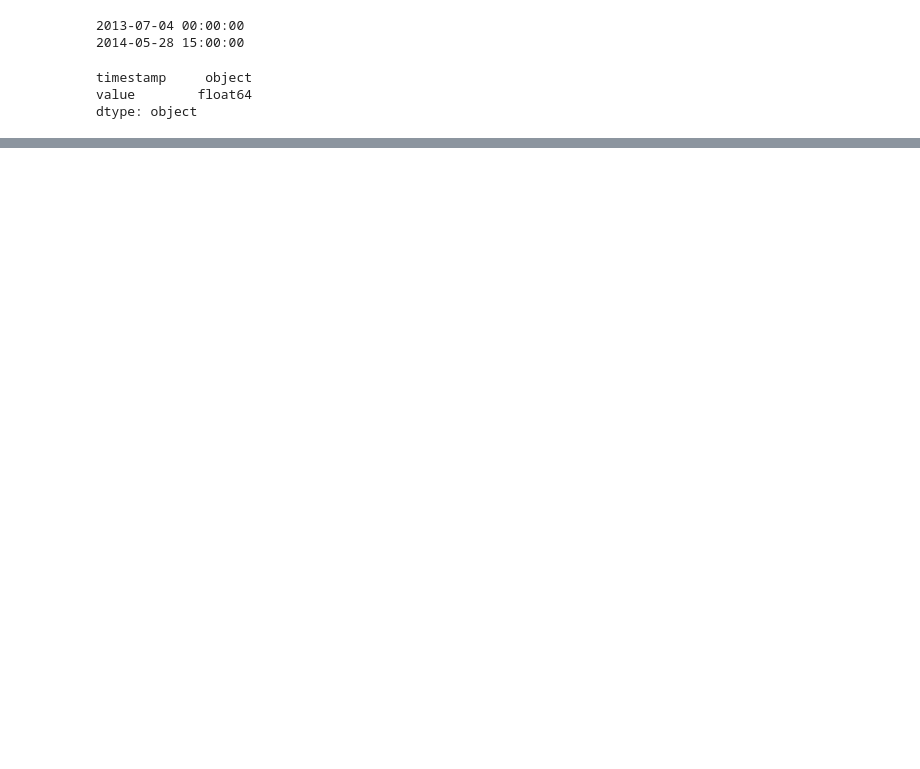
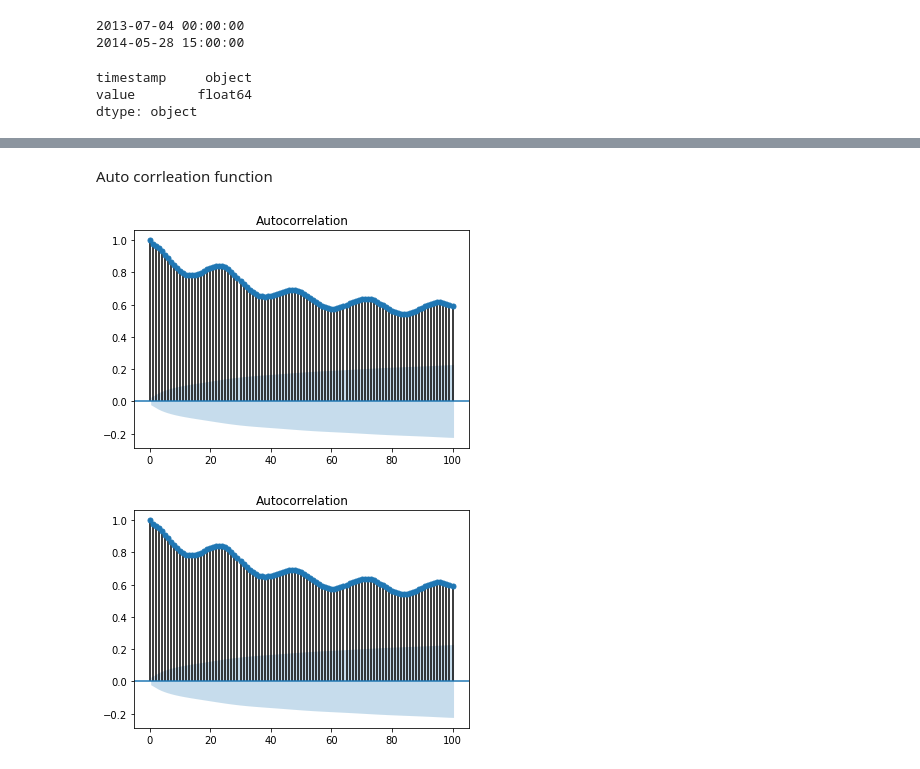
Before and after one commit to kbarr1/time_series_exploration, a Jupyter notebook: ts_exploratioon.ipynb, the cells around one changed output, grey strips where cells are left out. Cells and saved outputs as stored; diff of their text form; code cells hidden in the pictures; blank space fills up the shorter version.

```diff
--- a/ts_exploratioon.ipynb
+++ b/ts_exploratioon.ipynb
@@ -41,0 +63,7 @@ df['value'] = (df['value'] - 32)* 5/9 #celsius instead of farenheight
+# %% [markdown]
+Auto corrleation function
+# %%
+plot_acf(df['value'], lags = 100)
+# %% [output]
+[figure, added]
+[figure, added]
```
Also changed, not shown: parts of 10 cells of this notebook.
